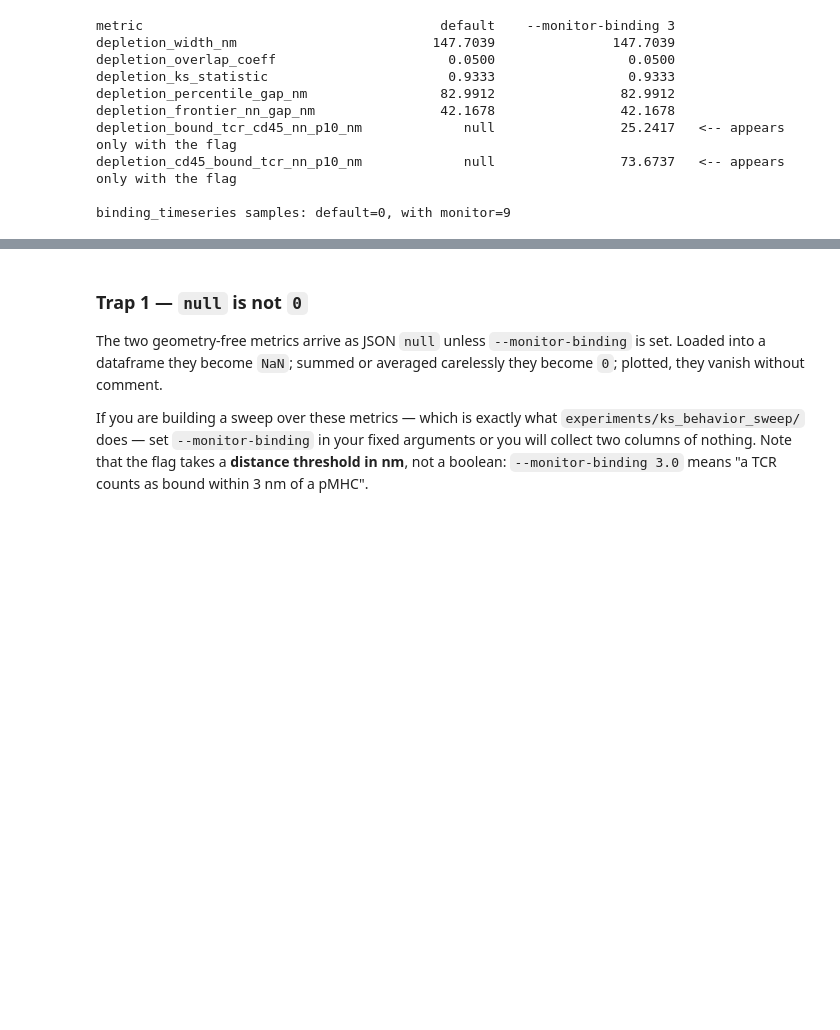
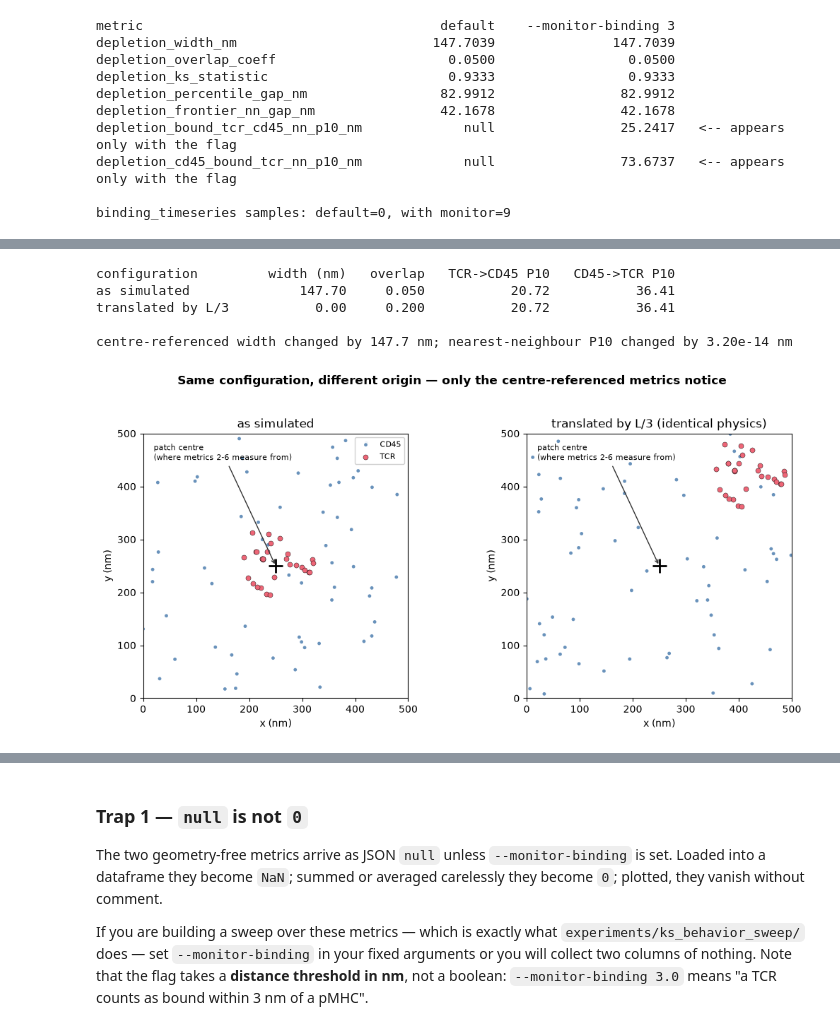
Before and after one commit to barakr/tcr_signaling, a Jupyter notebook: notebooks/models/kinetic_segregation/KS_5_Observables_and_Pitfalls.ipynb, the cells around one changed output, grey strips where cells are left out. Cells and saved outputs as stored; diff of their text form; code cells hidden in the pictures; blank space fills up the shorter version.

```diff
--- a/notebooks/models/kinetic_segregation/KS_5_Observables_and_Pitfalls.ipynb
+++ b/notebooks/models/kinetic_segregation/KS_5_Observables_and_Pitfalls.ipynb
@@ -106,0 +120,79 @@ binding_timeseries samples: default=0, with monitor=9
+# %%
+from ks_tutorial import COLOR_CD45 as CC, COLOR_TCR as CT
+
+# One run, then read the final configuration out of the frame dump.
+with tempfile.TemporaryDirectory() as rd:
+    run_ks(rd, dump_frames=True, dump_interval=BASE["n_steps"],
+           monitor_binding=3.0, **BASE)
+    meta = json.loads((Path(rd) / "frames" / "meta.json").read_text())
+    n_t, n_c, L = meta["n_tcr"], meta["n_cd45"], meta["patch_nm"]
+    mol = np.fromfile(Path(rd) / "frames" / f"mol_{meta['n_steps'] // meta['dump_interval']:05d}.bin",
+                      dtype=np.float64)
+tcr0, cd450 = mol[: n_t * 2].reshape(n_t, 2), mol[n_t * 2:].reshape(n_c, 2)
+
+
+def c_median(x):
+    """The order statistic the C code uses (see KS 3)."""
+    return float(np.sort(x)[len(x) // 2])
+
+
+def centre_metrics(tcr, cd45):
+    """Metric family 2-6: everything is measured from the patch centre."""
+    ctr = L / 2
+    rt, rc = np.hypot(*(tcr - ctr).T), np.hypot(*(cd45 - ctr).T)
+    width = max(0.0, c_median(rc) - c_median(rt))
+    bins = np.linspace(0, L * 0.7072, 101)
+    ht, _ = np.histogram(rt, bins=bins, density=True)
+    hc, _ = np.histogram(rc, bins=bins, density=True)
+    overlap = float(np.minimum(ht, hc).sum() * (bins[1] - bins[0]))
+    return width, overlap
+
+
+def nn_p10(a, b):
+    """Metric family 7-8: nearest-neighbour distances, minimum-image. Never
+    mentions the patch centre, so translation cannot change it."""
+    d = a[:, None, :] - b[None, :, :]
+    d -= L * np.round(d / L)
+    r = np.hypot(d[..., 0], d[..., 1]).min(axis=1)
+    return float(np.sort(r)[max(len(r) // 10, 0)])
+
+
+# Slide everything by a third of the box, wrapping periodically.
+SHIFT = L / 3.0
+tcr1, cd451 = (tcr0 + SHIFT) % L, (cd450 + SHIFT) % L
+
+rows = []
+for label, tt, cc in (("as simulated", tcr0, cd450), ("translated by L/3", tcr1, cd451)):
+    w, ov = centre_metrics(tt, cc)
+    rows.append((label, w, ov, nn_p10(tt, cc), nn_p10(cc, tt)))
+
+print(f"{'configuration':<20}{'width (nm)':>12}{'overlap':>10}"
+      f"{'TCR->CD45 P10':>16}{'CD45->TCR P10':>16}")
+for label, w, ov, a, b in rows:
+    print(f"{label:<20}{w:12.2f}{ov:10.3f}{a:16.2f}{b:16.2f}")
+print()
+print(f"centre-referenced width changed by {abs(rows[0][1] - rows[1][1]):.1f} nm; "
+      f"nearest-neighbour P10 changed by {abs(rows[0][3] - rows[1][3]):.2e} nm")
+
+fig, ax = plt.subplots(1, 2, figsize=(11, 5.2))
+for a, (label, tt, cc) in zip(ax, (("as simulated", tcr0, cd450),
+                                   ("translated by L/3 (identical physics)", tcr1, cd451))):
+    a.scatter(*cc.T, s=12, color=CC, alpha=.8, edgecolors="none", label="CD45")
+    a.scatter(*tt.T, s=26, color=CT, edgecolors="k", linewidths=.3, label="TCR")
+    a.plot(L / 2, L / 2, "+", color="#000", ms=14, mew=2)
+    a.annotate("patch centre\n(where metrics 2-6 measure from)", xy=(L / 2, L / 2),
+               xytext=(0.04 * L, 0.90 * L), fontsize=8,
+               arrowprops=dict(arrowstyle="->", color="#333"))
+    a.set_xlim(0, L); a.set_ylim(0, L); a.set_aspect("equal")
+    a.set_xlabel("x (nm)"); a.set_ylabel("y (nm)"); a.set_title(label)
+ax[0].legend(loc="upper right", fontsize=8, framealpha=.9)
+fig.suptitle("Same configuration, different origin — only the centre-referenced "
+             "metrics notice", fontsize=12, weight="bold")
+plt.tight_layout(rect=(0, 0, 1, 0.94)); plt.show()
+# %% [output]
+configuration         width (nm)   overlap   TCR->CD45 P10   CD45->TCR P10
+as simulated              147.70     0.050           20.72           36.41
+translated by L/3           0.00     0.200           20.72           36.41
+
+centre-referenced width changed by 147.7 nm; nearest-neighbour P10 changed by 3.20e-14 nm
+[figure, added]
```
Also changed, not shown: parts of 3 cells of this notebook, 3 other files.
